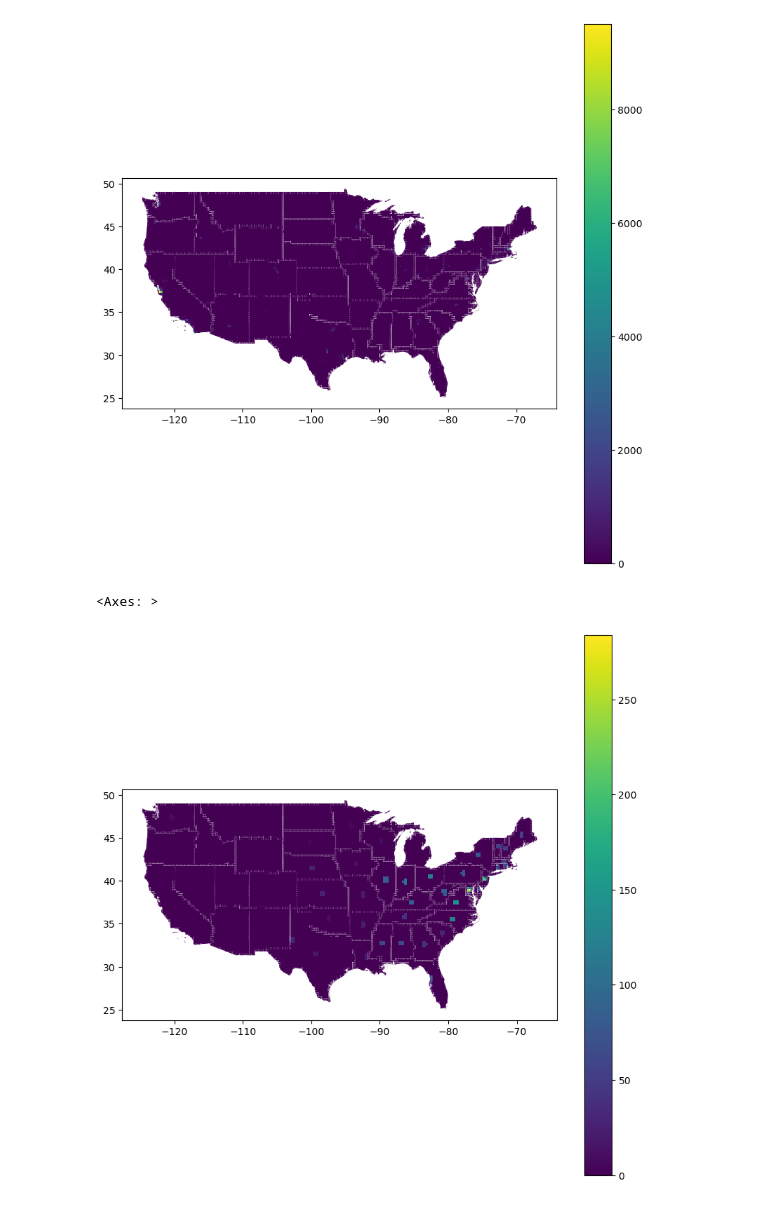
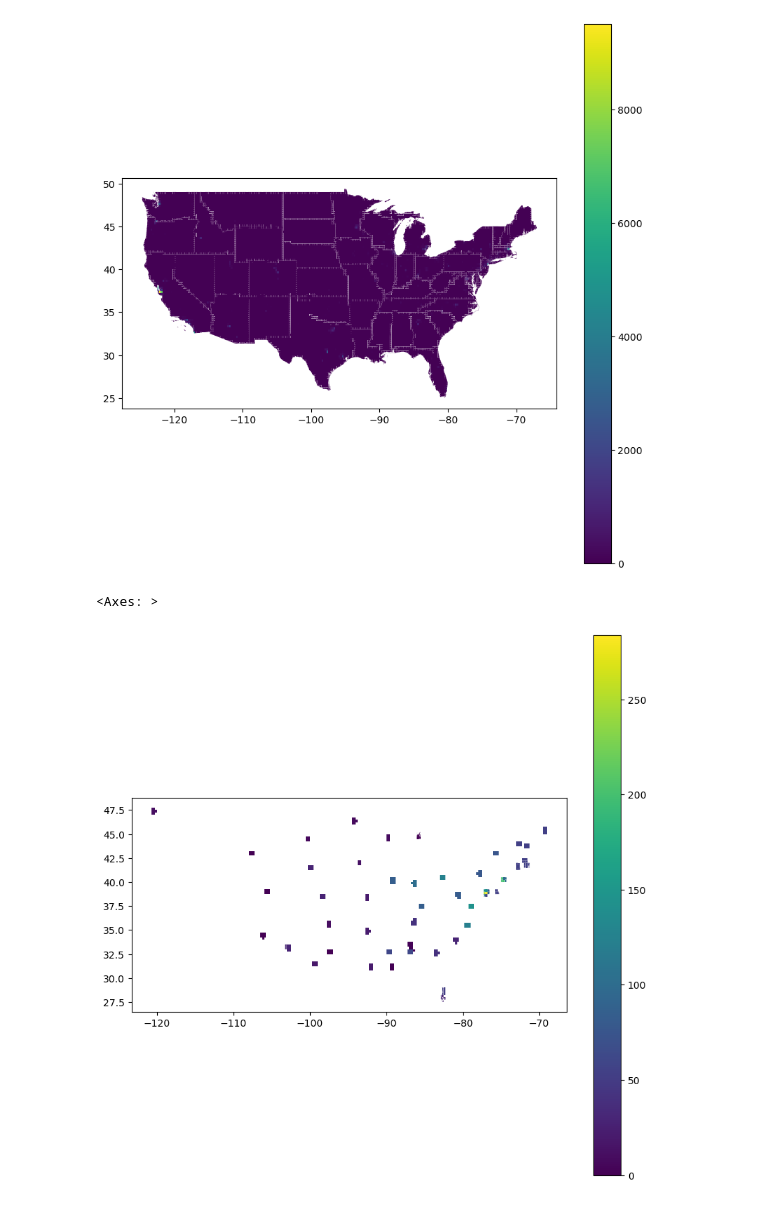
Before and after one commit to koacow/glob-s-RA, a Jupyter notebook: patents/grid_control_outcome/merge_grid_controls_innovation.ipynb, the cells around one changed output. Cells and saved outputs as stored; diff of their text form; code cells hidden in the pictures.

Commit message:
recreated intermediary datasets for us grid panel data

```diff
--- a/patents/grid_control_outcome/merge_grid_controls_innovation.ipynb
+++ b/patents/grid_control_outcome/merge_grid_controls_innovation.ipynb
@@ -405,7 +405,7 @@ innovation_cols = [
 full_grid_panel[innovation_cols] = full_grid_panel[innovation_cols].fillna(0)
 
 # 5.2 Fill disaster hit and count variables with 0
-full_grid_panel[["hit", "count", "total_deaths"]] = full_grid_panel[["hit", "count", "total_deaths"]].fillna(0)
+full_grid_panel[["hit", "count"]] = full_grid_panel[["hit", "count"]].fillna(0)
 # %%
 # 5.2 Interpolate county control variables
 full_grid_panel = full_grid_panel.sort_values(by=["grid_id", "year"])
@@ -565,16 +565,16 @@ num_patents_geo.plot(column="num_patents", cmap="viridis", legend=True, figsize=
 <Axes: >
 [figure]
 # %%
-hurricane_sandy_geo = full_grid_panel[full_grid_panel["year"] == 2012][["grid_id", "hit", "count", "total_deaths"]].merge(
+hurricane_sandy_geo = full_grid_panel[full_grid_panel["year"] == 2012][["grid_id", "hit", "count", "total_deaths", ]].merge(
     grids[["grid_id", "geometry"]],
     on="grid_id"
 )
 hurricane_sandy_geo = gpd.GeoDataFrame(
     hurricane_sandy_geo,
     geometry=hurricane_sandy_geo["geometry"],
     crs="EPSG:4326"
 )
 hurricane_sandy_geo.plot(column="total_deaths", cmap="viridis", legend=True, figsize=(10, 10), edgecolor=None)
 # %% [output]
 <Axes: >
-[figure, old version]
+[figure, new version]
```
Also changed, not shown: parts of 6 cells of this notebook, 2 other files.
